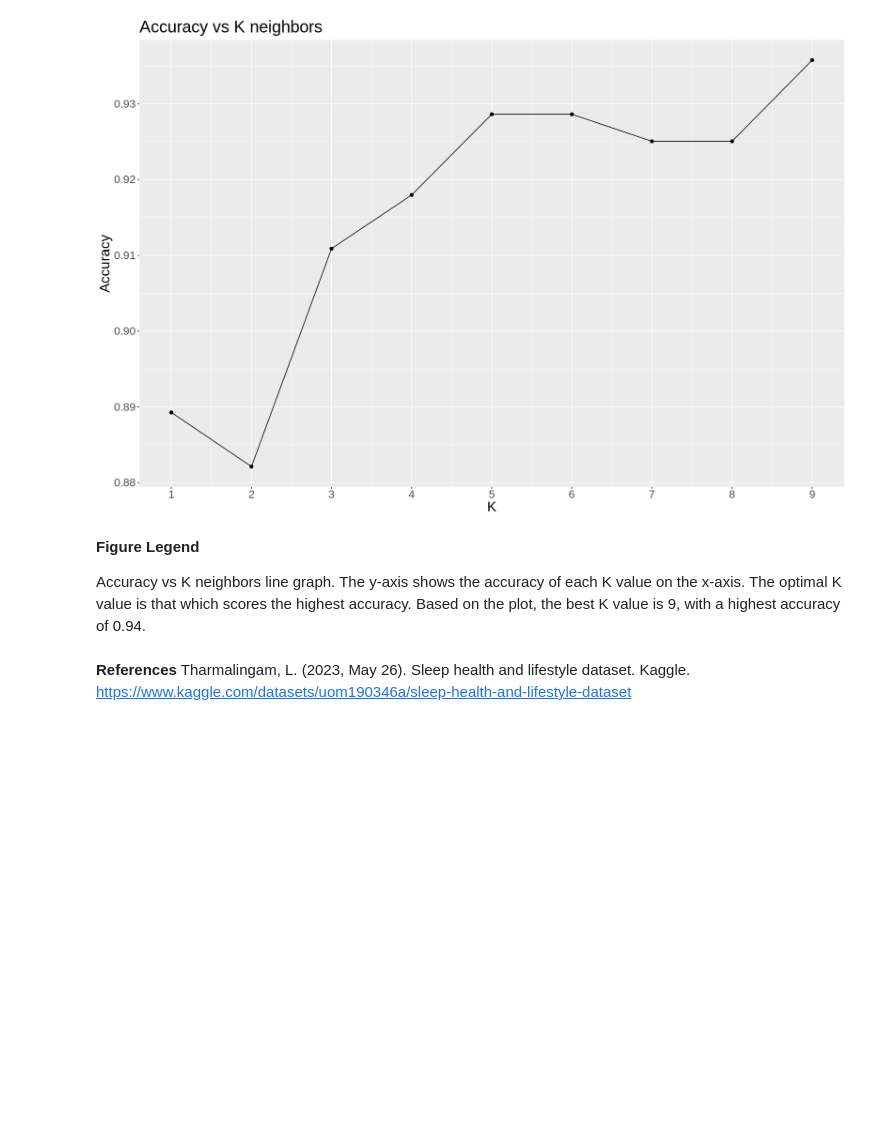
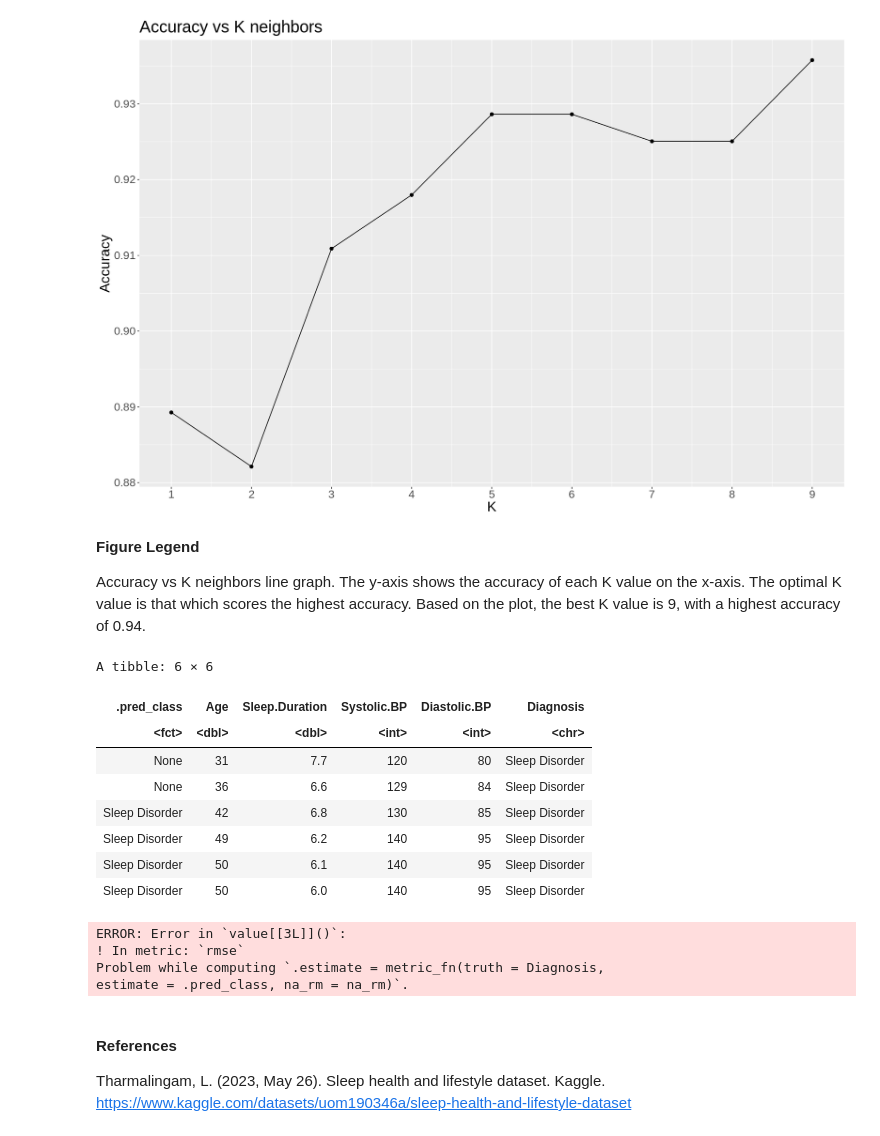
Before and after one commit to hlu10/group-18-dsci100, a Jupyter notebook: project_report.ipynb, the cells around one changed output. Saved outputs shown, nothing was run; the diff lists cells and outputs as text; code cells hidden in the pictures; blank space fills up the shorter version.

Commit message:
data analysis using chosen K

```diff
--- a/project_report.ipynb
+++ b/project_report.ipynb
@@ -253,6 +253,38 @@ sleep_accuracy_plot
 **Figure Legend**
 
 Accuracy vs K neighbors line graph. The y-axis shows the accuracy of each K value on the x-axis. The optimal K value is that which scores the highest accuracy. Based on the plot, the best K value is 9, with a highest accuracy of 0.94.
+# %%
+final_spec <- nearest_neighbor(weight_func = "rectangular", neighbors = 9) |>
+    set_engine("kknn") |>
+    set_mode("classification")
+# %%
+fit_sleep <- workflow() |>
+    add_recipe(sleep_recipe) |>
+    add_model(final_spec) |>
+    fit(data = sleep_train)
+# %%
+predict_sleep <- predict(fit_sleep, sleep_test) |>
+    bind_cols(sleep_test)
+head(predict_sleep)
+# %% [output]
+A tibble: 6 × 6
+| .pred_class | Age | Sleep.Duration | Systolic.BP | Diastolic.BP | Diagnosis |
+| <fct> | <dbl> | <dbl> | <int> | <int> | <chr> |
+| None | 31 | 7.7 | 120 | 80 | Sleep Disorder |
+| None | 36 | 6.6 | 129 | 84 | Sleep Disorder |
+| Sleep Disorder | 42 | 6.8 | 130 | 85 | Sleep Disorder |
+| Sleep Disorder | 49 | 6.2 | 140 | 95 | Sleep Disorder |
+| Sleep Disorder | 50 | 6.1 | 140 | 95 | Sleep Disorder |
+| Sleep Disorder | 50 | 6.0 | 140 | 95 | Sleep Disorder |
+# %%
+final_accuracy <- predict_sleep |>
+    metrics(truth = Diagnosis, estimate = .pred_class)
+final_accuracy
+# %% [output]
+ERROR: Error in `value[[3L]]()`:
+! In metric: `rmse`
+Problem while computing `.estimate = metric_fn(truth = Diagnosis,
+estimate = .pred_class, na_rm = na_rm)`.
 # %% [markdown]
-**References**
+#### **References**
 Tharmalingam, L. (2023, May 26). Sleep health and lifestyle dataset. Kaggle.    https://www.kaggle.com/datasets/uom190346a/sleep-health-and-lifestyle-dataset
```
